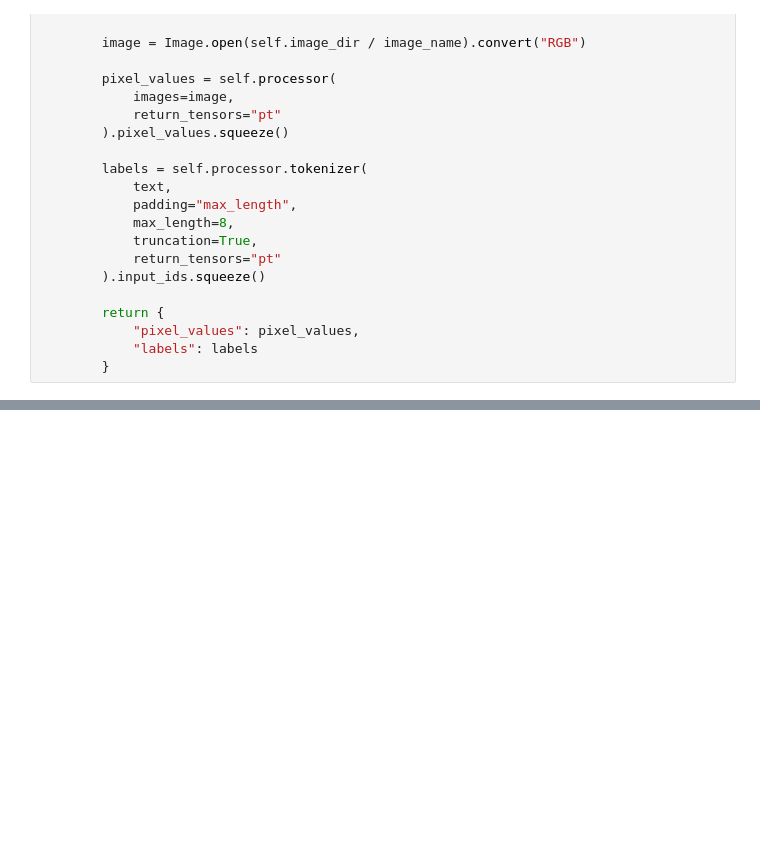
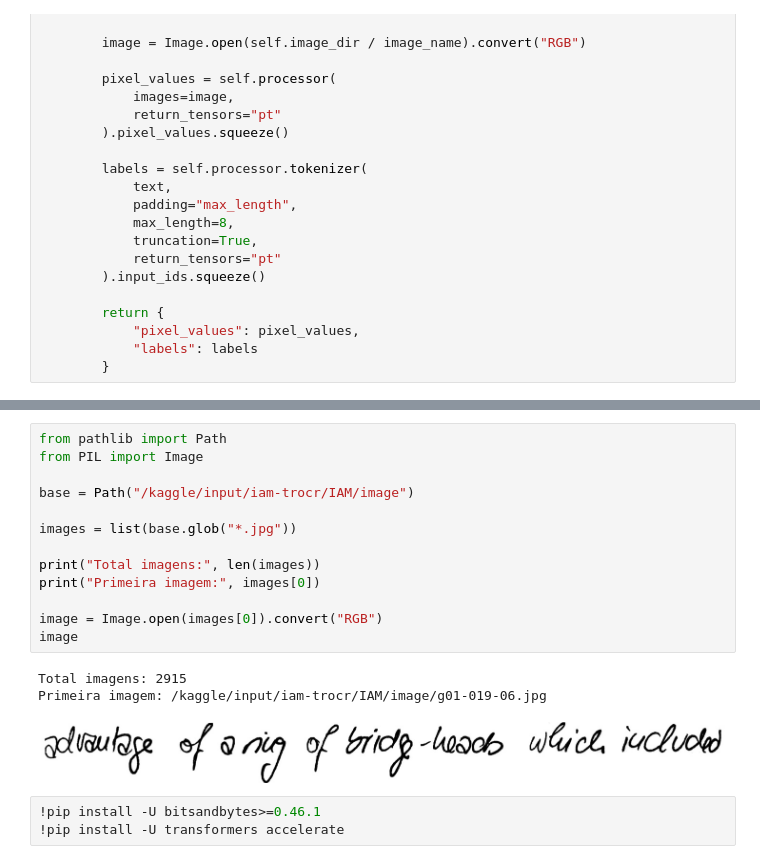
Before and after one commit to gabrielxgm/wfgm_trocr, a Jupyter notebook: original_trocr.ipynb, the cells around one changed output, grey strips where cells are left out. Drawn from its saved outputs; the diff is of its cells as text; blank space fills up the shorter version.

```diff
--- a/original_trocr.ipynb
+++ b/original_trocr.ipynb
@@ -181,0 +160,20 @@ Loss: 4.526909351348877
+# %%
+from pathlib import Path
+from PIL import Image
+
+base = Path("/kaggle/input/iam-trocr/IAM/image")
+
+images = list(base.glob("*.jpg"))
+
+print("Total imagens:", len(images))
+print("Primeira imagem:", images[0])
+
+image = Image.open(images[0]).convert("RGB")
+image
+# %% [output]
+Total imagens: 2915
+Primeira imagem: /kaggle/input/iam-trocr/IAM/image/g01-019-06.jpg
+[figure, added]
+# %%
+!pip install -U bitsandbytes>=0.46.1
+!pip install -U transformers accelerate
```
Also changed, not shown: parts of 11 cells of this notebook.
